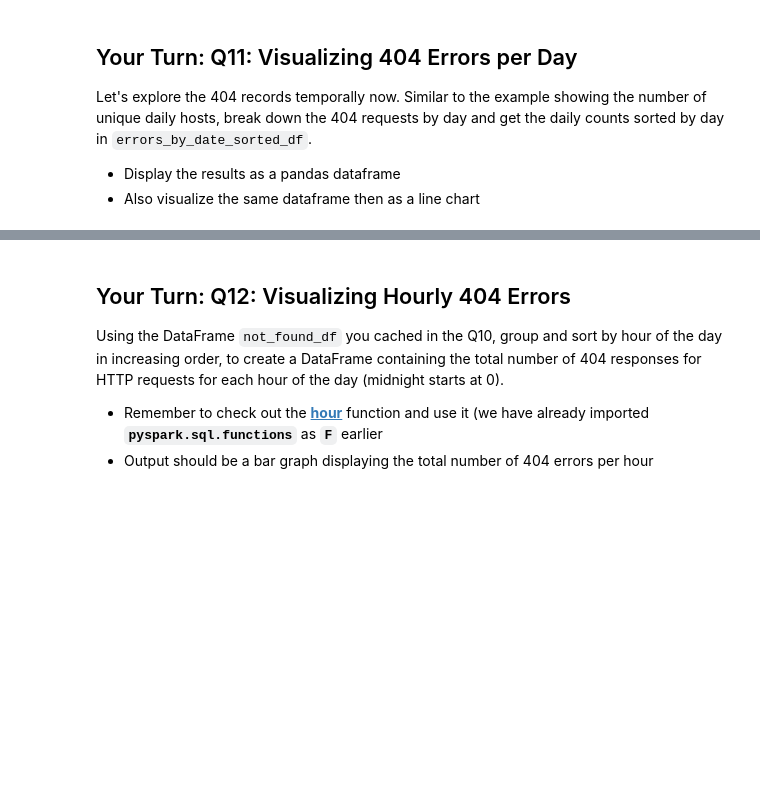
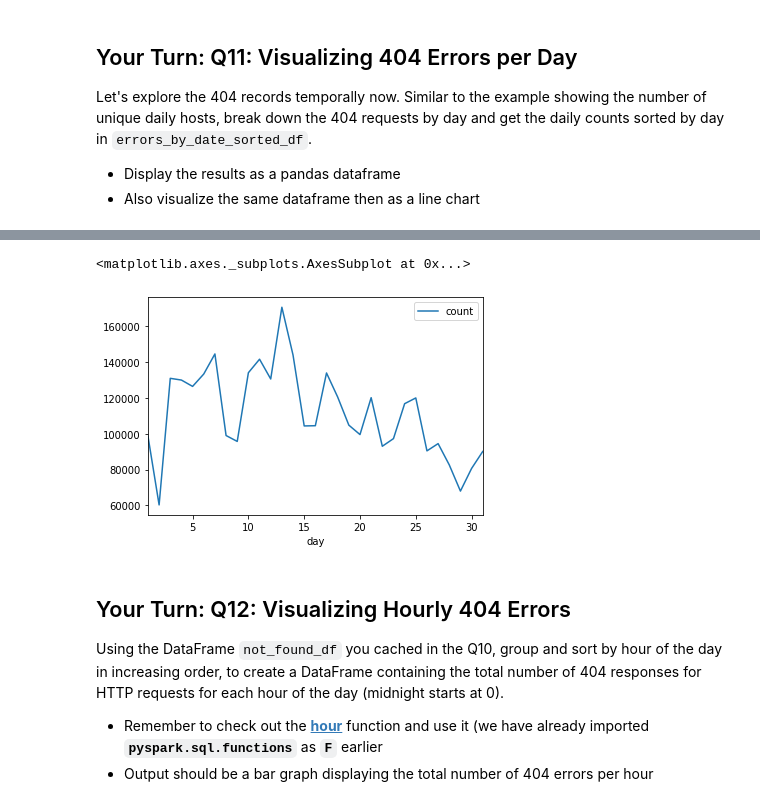
Before and after one commit to gperdrizet/data_wrangling_at_scale_with_spark, a Jupyter notebook: Mini_Project_Data_Wrangling_at_Scale_with_Spark.ipynb, the cells around one changed output, grey strips where cells are left out. Cells and saved outputs as stored; diff of their text form; code cells hidden in the pictures; blank space fills up the shorter version.

```diff
--- a/Mini_Project_Data_Wrangling_at_Scale_with_Spark.ipynb
+++ b/Mini_Project_Data_Wrangling_at_Scale_with_Spark.ipynb
@@ -842,0 +1087,10 @@ errors_by_date_sorted_df.<FILL IN>
+# %%
+logs_df = logs_df.select(logs_df.host, F.dayofmonth('time').alias('day'))
+errors_by_date_sorted_df = (logs_df
+                     .groupBy('day')
+                     .count()
+                     .sort('day')
+                     .cache())
+
+errors_by_date_sorted_df = errors_by_date_sorted_df.toPandas()
+errors_by_date_sorted_df.T
@@ -843,3 +1102,8 @@ errors_by_date_sorted_df.<FILL IN>
+# %%
+errors_by_date_sorted_df.plot(x='day', y='count', kind='line')
+# %% [output]
+<matplotlib.axes._subplots.AxesSubplot at 0x...>
+[figure, added]
 # %% [markdown]
 ## Your Turn: Q12: Visualizing Hourly 404 Errors
 
```
Also changed, not shown: parts of 38 cells of this notebook.
